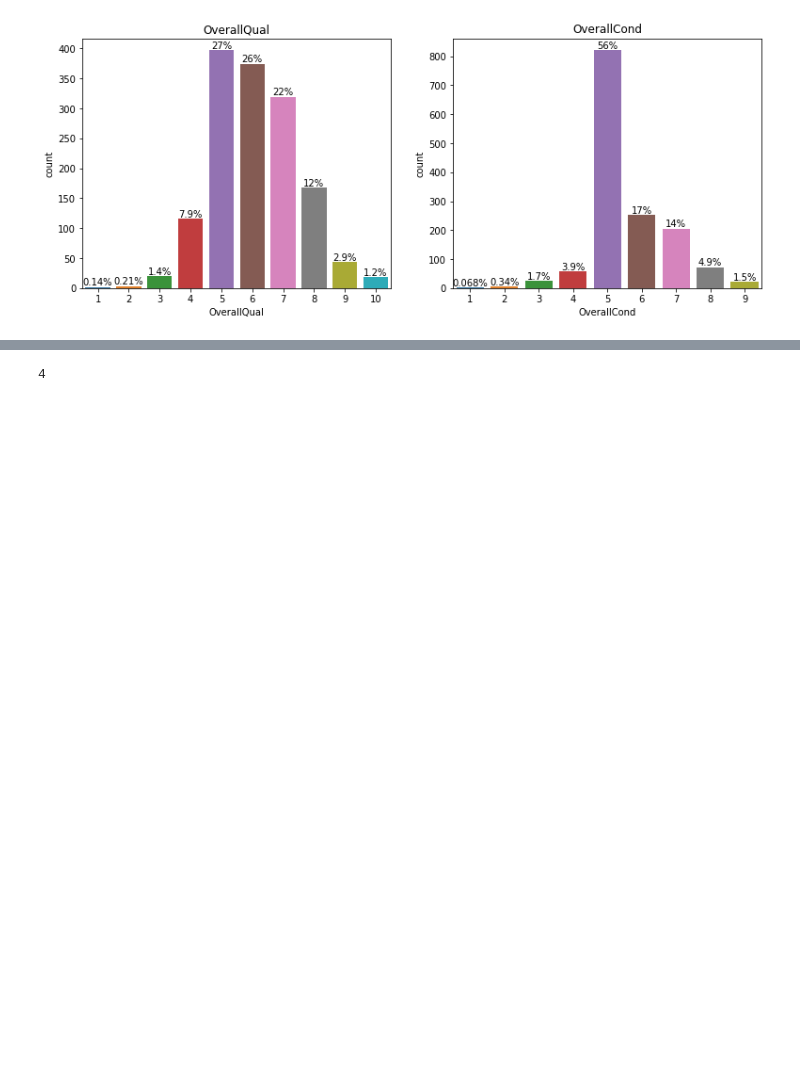
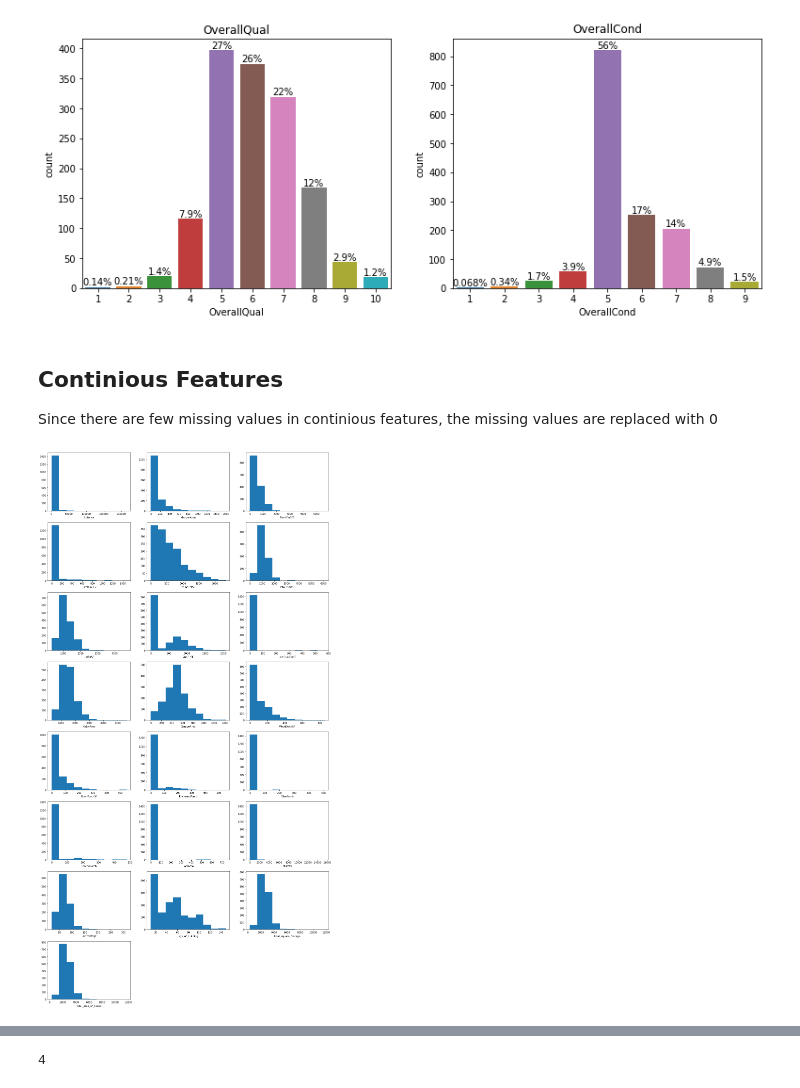
Before and after one commit to komus/kaggle-house-price, a Jupyter notebook: houseprice.ipynb, the cells around one changed output, grey strips where cells are left out. Saved outputs shown, nothing was run; the diff lists cells and outputs as text; code cells hidden in the pictures; blank space fills up the shorter version.

```diff
--- a/houseprice.ipynb
+++ b/houseprice.ipynb
@@ -94,10 +157,11 @@ ordinal_ranking = {'Ex':5, 'Gd':4, 'TA':3, 'Fa':2, 'Po':1, 'NA':0, 'GdPrv':4, 'M
             'Maj1':4, 'Maj2':3, 'Sev':2, 'Sal':1, 'Fin':2, 'RFn':1}
 
 continious_features =['LotArea','MasVnrArea','BsmtFinSF1','BsmtFinSF2','BsmtUnfSF','TotalBsmtSF','1stFlrSF','2ndFlrSF','LowQualFinSF','GrLivArea','GarageArea',
-                      'WoodDeckSF', 'OpenPorchSF','EnclosedPorch', '3SsnPorch', 'ScreenPorch', 'PoolArea','MiscVal']
-norminal_features = ['MSSubClass', 'MSZoning', 'Street', 'LandContour', 'LotConfig','Neighborhood','Condition1','Condition2', 'BldgType','HouseStyle','RoofStyle', 'RoofMatl'
-                    'Exterior1st','Exterior2nd', 'MasVnrType','Foundation','Heating','CentralAir','GarageType','GarageYrBlt','PavedDrive', 'MiscFeature','SaleType',
-                    'SaleCondition','Electrical']
+                      'WoodDeckSF', 'OpenPorchSF','EnclosedPorch', '3SsnPorch', 'ScreenPorch', 'PoolArea','MiscVal','LotFrontage', 'age_of_building','total_square_footage',
+                      'total_area_of_house']
+norminal_features = ['MSSubClass', 'MSZoning', 'Street', 'LandContour', 'LotConfig','Neighborhood','Condition1','Condition2', 'BldgType','HouseStyle','RoofStyle', 'RoofMatl',
+                    'Exterior1st', 'Exterior2nd','MasVnrType','Foundation','Heating','CentralAir','GarageType','GarageYrBlt','PavedDrive', 'SaleType',
+                    'SaleCondition','Electrical', 'Alley', 'MiscFeature', 'remodelling_done', 'selling_season']
 discrete_features = ['YearBuilt','YearRemodAdd','BsmtFullBath','BsmtHalfBath','FullBath','HalfBath','BedroomAbvGr','KitchenAbvGr','TotRmsAbvGrd','Fireplaces','GarageCars',
                      'MoSold', 'YrSold']
 ordinal_cat_features = ['LotShape', 'Utilities','LandSlope','ExterQual','ExterCond','BsmtQual','BsmtCond', 'BsmtExposure','BsmtFinType1','BsmtFinType2','HeatingQC'
@@ -180,3 +261,22 @@ for col in ordinal_cat_features:
     test_set[col] = test_set[col].map(ordinal_ranking)
     train_set[col] = train_set[col].fillna(0)
     test_set[col] = test_set[col].fillna(0)
+# %% [markdown]
+## Continious Features
+Since there are few missing values in continious features, the missing values are replaced with 0
+# %%
+n_cols = 3
+n_rows = ceil(len(continious_features)/n_cols)
+counter = 1
+
+fig = plt.figure(figsize=(20,40))
+for col in continious_features:
+    plt.subplot(n_rows, n_cols, counter)
+    plt.xlabel(col)
+    g = plt.hist(train_set[col])
+
+    counter += 1
+
+plt.show();
+# %% [output]
+[figure, added]
```
Also changed, not shown: parts of 66 cells of this notebook.
